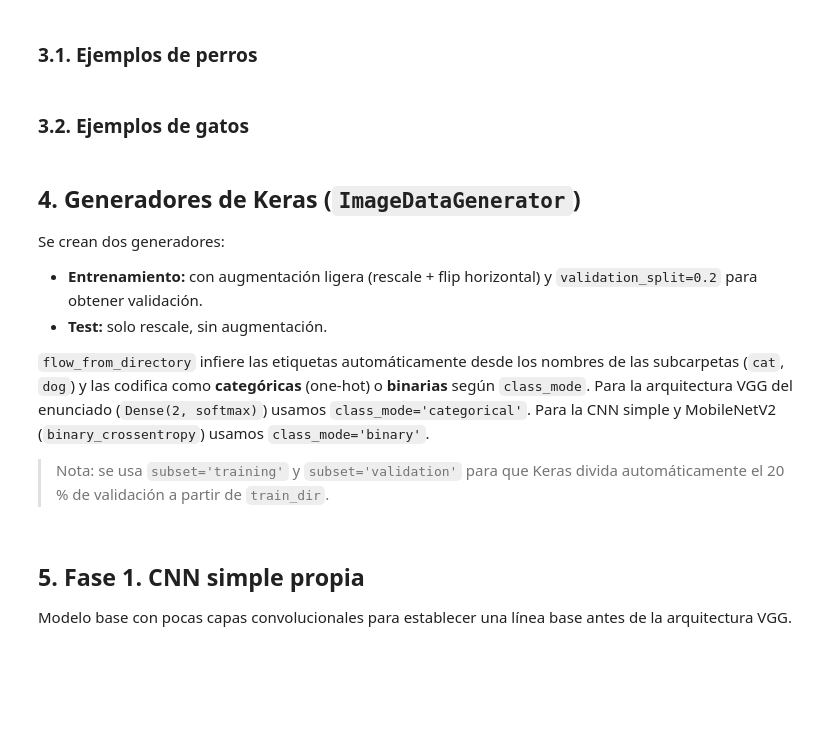
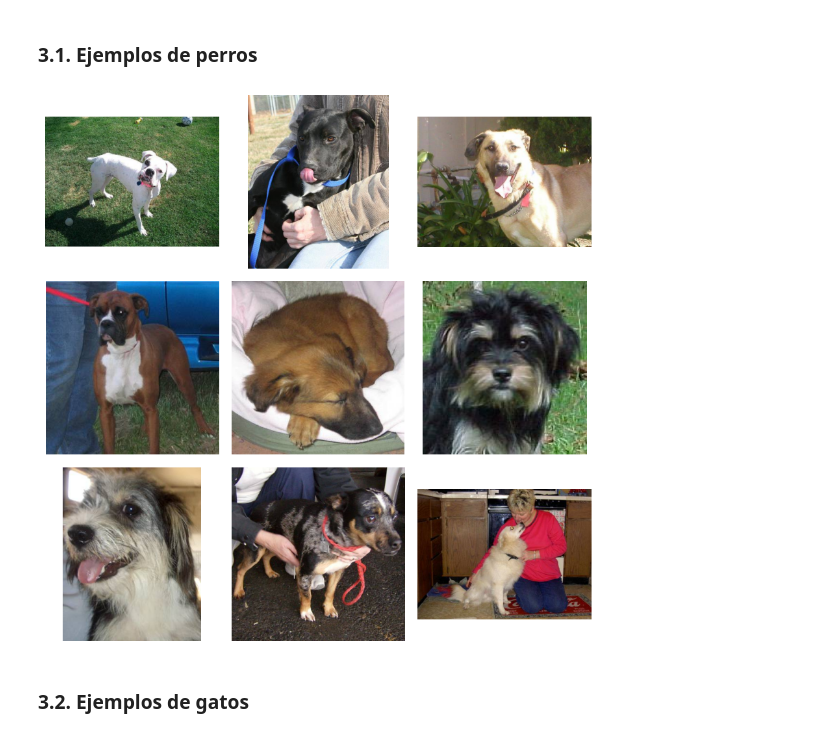
Before and after one commit to Cerco01/deep-learning-image-classifier-project, a Jupyter notebook: src/explore.ipynb, the cells around one changed output. Saved outputs shown, nothing was run; the diff lists cells and outputs as text; code cells hidden in the pictures; blank space fills up the shorter version.

```diff
--- a/src/explore.ipynb
+++ b/src/explore.ipynb
@@ -61,0 +31,17 @@ print(f"Batch size: {BATCH_SIZE}")
+# %%
+data_dir = Path("../data/raw/dogs-vs-cats-sample")
+
+train_dir = data_dir / "train"
+validation_dir = data_dir / "validation"
+test_dir = data_dir / "test"
+
+for split_name, split_dir in [
+    ("train", train_dir),
+    ("validation", validation_dir),
+    ("test", test_dir),
+]:
+    cat_images = list((split_dir / "cat").glob("*.jpg"))
+    dog_images = list((split_dir / "dog").glob("*.jpg"))
+
+    print(f"{split_name} - gatos: {len(cat_images)} imágenes")
+    print(f"{split_name} - perros: {len(dog_images)} imágenes")
@@ -64,17 +57,20 @@ print(f"Batch size: {BATCH_SIZE}")
 # %% [markdown]
 ### 3.1. Ejemplos de perros
 # %%
-dog_images = sorted((train_dir / "dog").glob("*.jpg"))
+dog_images = list((train_dir / "dog").glob("*.jpg"))
 
 plt.figure(figsize=(8, 8))
-for i, img_path in enumerate(dog_images[:9]):
-    img = plt.imread(str(img_path))
-    plt.subplot(3, 3, i + 1)
-    plt.imshow(img)
+
+for index, image_path in enumerate(dog_images[:9]):
+    image = Image.open(image_path)
+
+    plt.subplot(3, 3, index + 1)
+    plt.imshow(image)
     plt.axis("off")
-    plt.title("Perro")
-plt.suptitle("Primeras 9 imágenes de perros", fontsize=14)
+
 plt.tight_layout()
 plt.show()
+# %% [output]
+[figure, added]
 # %% [markdown]
 ### 3.2. Ejemplos de gatos
@@ -94,10 +76,0 @@ plt.show()
-# %% [markdown]
-## 4. Generadores de Keras (`ImageDataGenerator`)
-
-Se crean dos generadores:
-- **Entrenamiento:** con augmentación ligera (rescale + flip horizontal) y `validation_split=0.2` para obtener validación.
-- **Test:** solo rescale, sin augmentación.
-
-`flow_from_directory` infiere las etiquetas automáticamente desde los nombres de las subcarpetas (`cat`, `dog`) y las codifica como **categóricas** (one-hot) o **binarias** según `class_mode`. Para la arquitectura VGG del enunciado (`Dense(2, softmax)`) usamos `class_mode='categorical'`. Para la CNN simple y MobileNetV2 (`binary_crossentropy`) usamos `class_mode='binary'`.
-
-> Nota: se usa `subset='training'` y `subset='validation'` para que Keras divida automáticamente el 20 % de validación a partir de `train_dir`.
@@ -173,4 +76,0 @@ print(f"Classes: {train_generator_binary.class_indices}")
-# %% [markdown]
-## 5. Fase 1. CNN simple propia
-
-Modelo base con pocas capas convolucionales para establecer una línea base antes de la arquitectura VGG.
```
Also changed, not shown: parts of 89 cells of this notebook.
